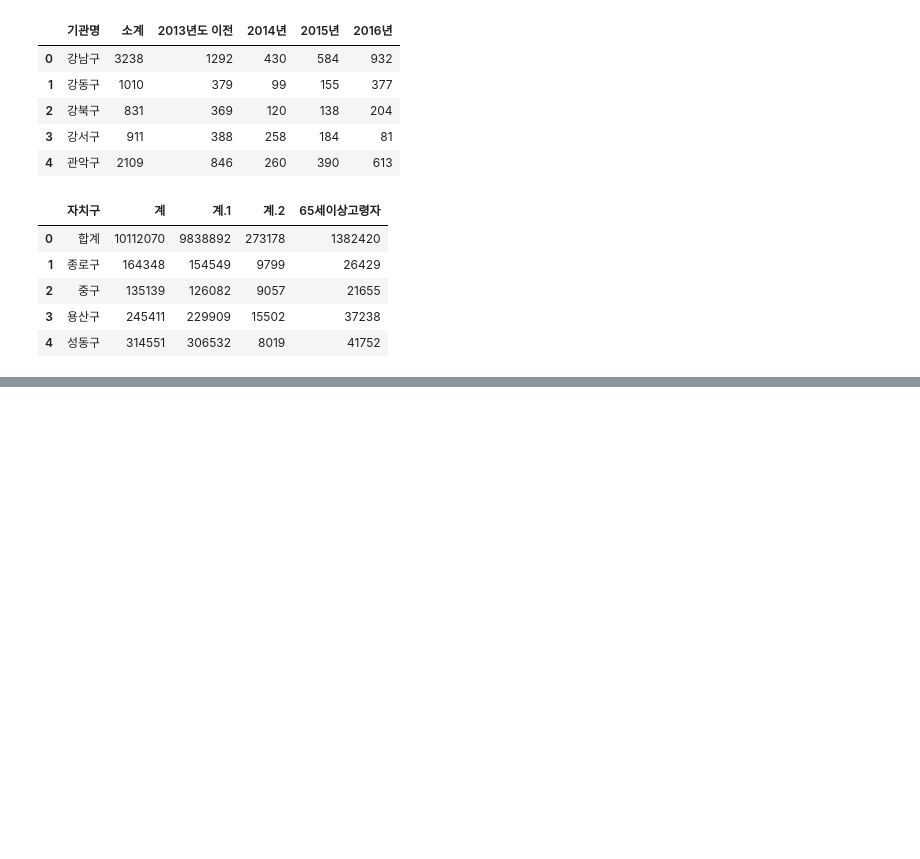
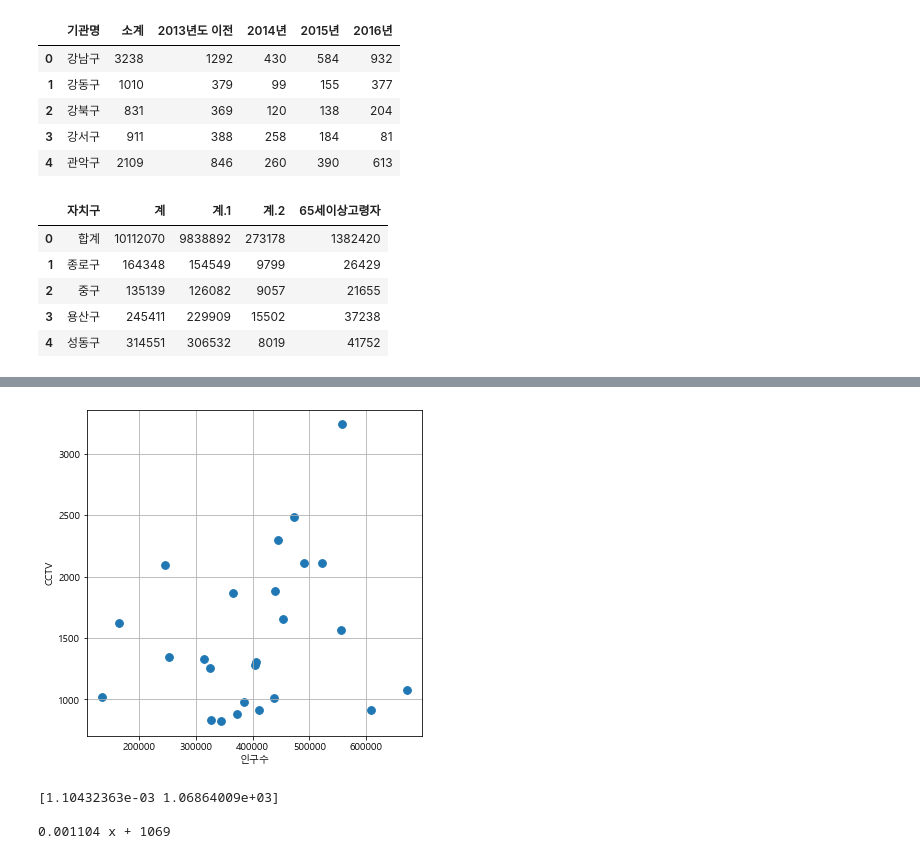
Before and after one commit to ch00251/PythonPractice, a Jupyter notebook: 분석예제2.ipynb, the cells around one changed output, grey strips where cells are left out. Saved outputs shown, nothing was run; the diff lists cells and outputs as text; code cells hidden in the pictures; blank space fills up the shorter version.

```diff
--- a/분석예제2.ipynb
+++ b/분석예제2.ipynb
@@ -45,0 +318,22 @@ pop_seoul.head()
+# %%
+##### CCTV갯수와 인구 수가 서로 관계가 있는지 여부를 그래프로 확인
+
+plt.figure(figsize=(6,6))
+plt.scatter(data_result['인구수'],data_result['소계'], s=60)
+plt.xlabel("인구수")
+plt.ylabel("CCTV")
+plt.grid()
+# %% [output]
+[figure, added]
+# %%
+##### 회귀선 : y=ax+b(a:기울기, b:절편)
+
+fp1=np.polyfit(data_result['인구수'],data_result['소계'],1)#전체적인 오차를 계산해서 평균을 구해줌,1은 1차원을 의미
+print(fp1)#기울기, 절편순으로 출력됨
+
+f1=np.poly1d(fp1)#회귀선 공식을 방정식(수식)으로 만드는 함수
+print(f1)
+# %% [output]
+[1.10432363e-03 1.06864009e+03]
+
+0.001104 x + 1069
```
Also changed, not shown: parts of 36 cells of this notebook.
